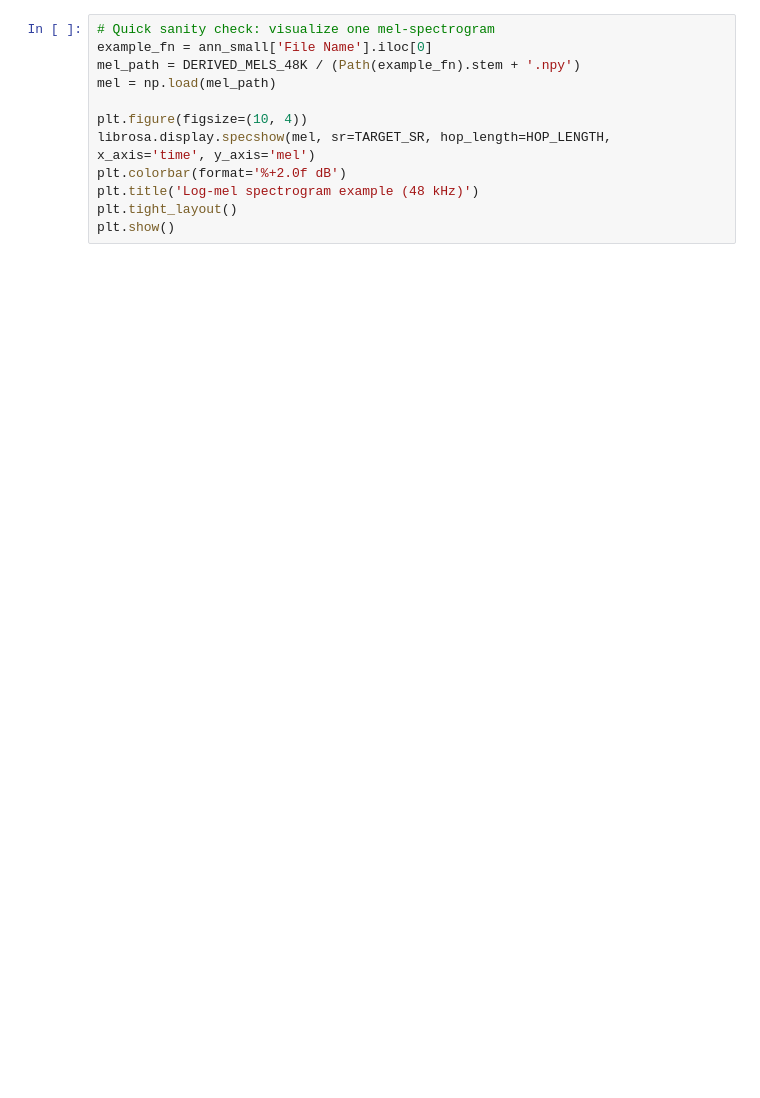
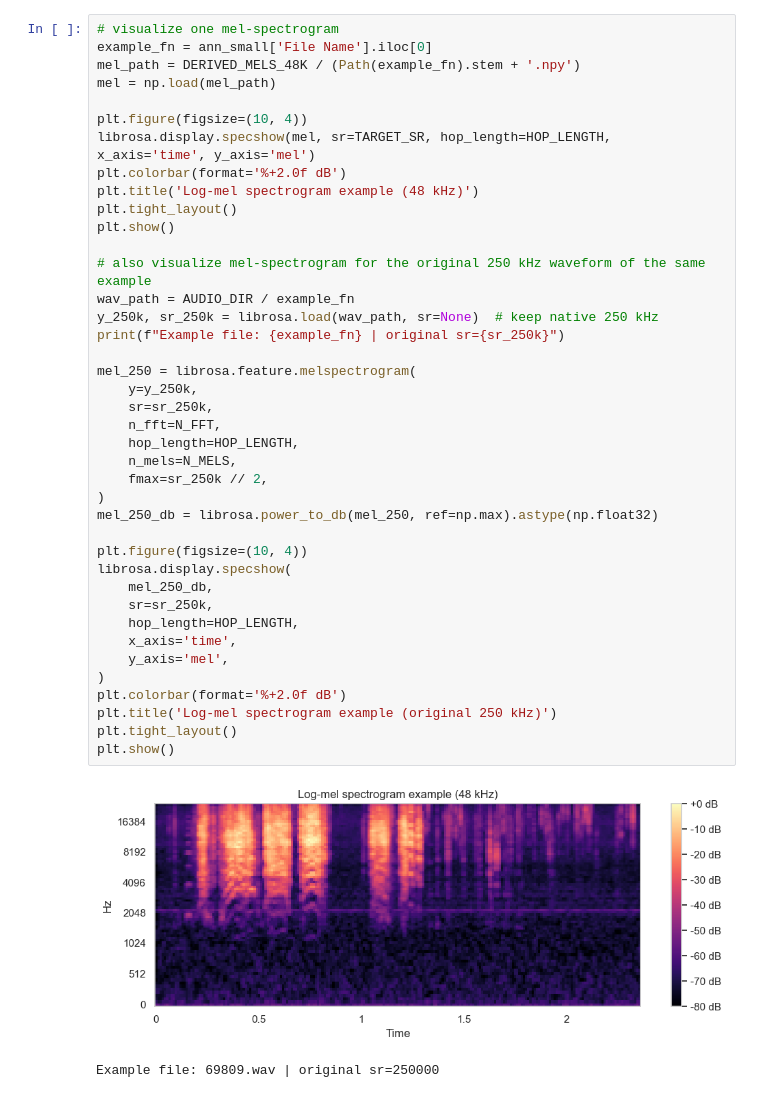
Before and after one commit to mahika-c/bat-llm, a Jupyter notebook: starter_code/04_EDA_and_Baseline_Features.ipynb, the cells around one changed output. Drawn from its saved outputs; the diff is of its cells as text; blank space fills up the shorter version.

```diff
--- a/starter_code/04_EDA_and_Baseline_Features.ipynb
+++ b/starter_code/04_EDA_and_Baseline_Features.ipynb
@@ -153,12 +190,43 @@ len(list(DERIVED_MELS_48K.glob('*.npy')))
 # %%
-# Quick sanity check: visualize one mel-spectrogram
+# visualize one mel-spectrogram
 example_fn = ann_small['File Name'].iloc[0]
 mel_path = DERIVED_MELS_48K / (Path(example_fn).stem + '.npy')
 mel = np.load(mel_path)
 
 plt.figure(figsize=(10, 4))
 librosa.display.specshow(mel, sr=TARGET_SR, hop_length=HOP_LENGTH, x_axis='time', y_axis='mel')
 plt.colorbar(format='%+2.0f dB')
 plt.title('Log-mel spectrogram example (48 kHz)')
 plt.tight_layout()
 plt.show()
+
+# also visualize mel-spectrogram for the original 250 kHz waveform of the same example
+wav_path = AUDIO_DIR / example_fn
+y_250k, sr_250k = librosa.load(wav_path, sr=None)  # keep native 250 kHz
+print(f"Example file: {example_fn} | original sr={sr_250k}")
+
+mel_250 = librosa.feature.melspectrogram(
+    y=y_250k,
+    sr=sr_250k,
+    n_fft=N_FFT,
+    hop_length=HOP_LENGTH,
+    n_mels=N_MELS,
+    fmax=sr_250k // 2,
+)
+mel_250_db = librosa.power_to_db(mel_250, ref=np.max).astype(np.float32)
+
+plt.figure(figsize=(10, 4))
+librosa.display.specshow(
+    mel_250_db,
+    sr=sr_250k,
+    hop_length=HOP_LENGTH,
+    x_axis='time',
+    y_axis='mel',
+)
+plt.colorbar(format='%+2.0f dB')
+plt.title('Log-mel spectrogram example (original 250 kHz)')
+plt.tight_layout()
+plt.show()
+# %% [output]
+[figure, added]
+Example file: 69809.wav | original sr=250000
```
Also changed, not shown: parts of 10 cells of this notebook, 2 other files.
